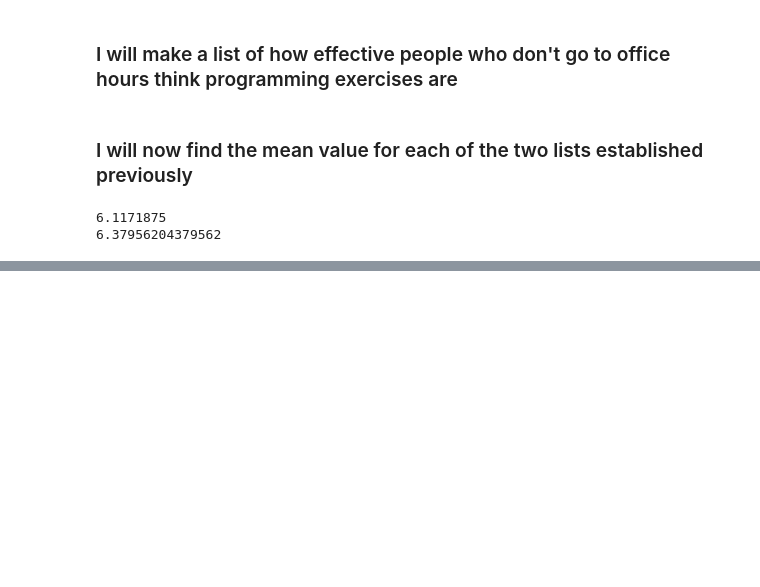
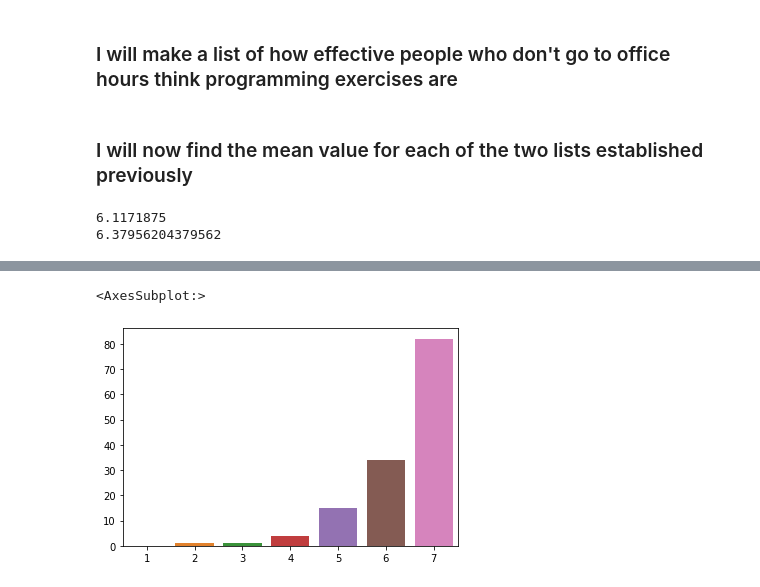
Before and after one commit to LucyBaptist/comp110-21s-workspace, a Jupyter notebook: projects/pj01/analysis.ipynb, the cells around one changed output, grey strips where cells are left out. Drawn from its saved outputs; the diff is of its cells as text; code cells hidden in the pictures; blank space fills up the shorter version.

```diff
--- a/projects/pj01/analysis.ipynb
+++ b/projects/pj01/analysis.ipynb
@@ -110,0 +143,5 @@ print(mean_f)
+# %%
+seaborn.barplot(x=[1, 2, 3, 4, 5, 6, 7], y=oh_f_count)
+# %% [output]
+<AxesSubplot:>
+[figure, added]
```
Also changed, not shown: parts of 4 cells of this notebook.
